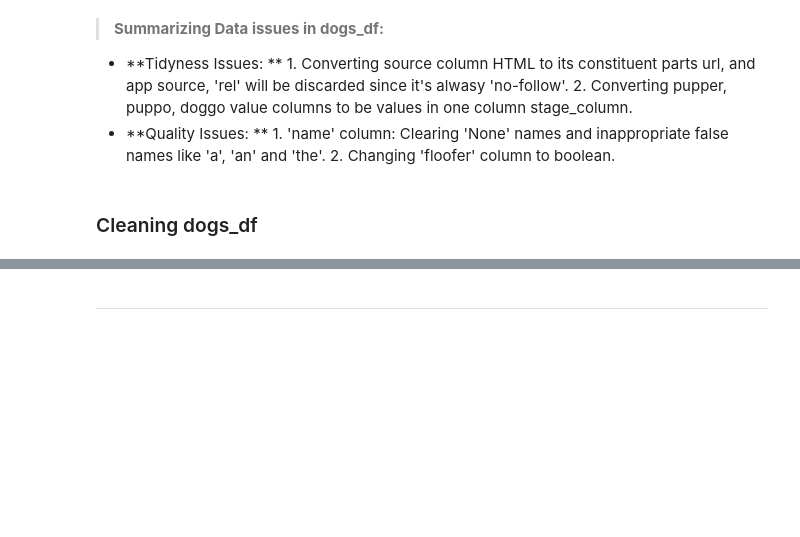
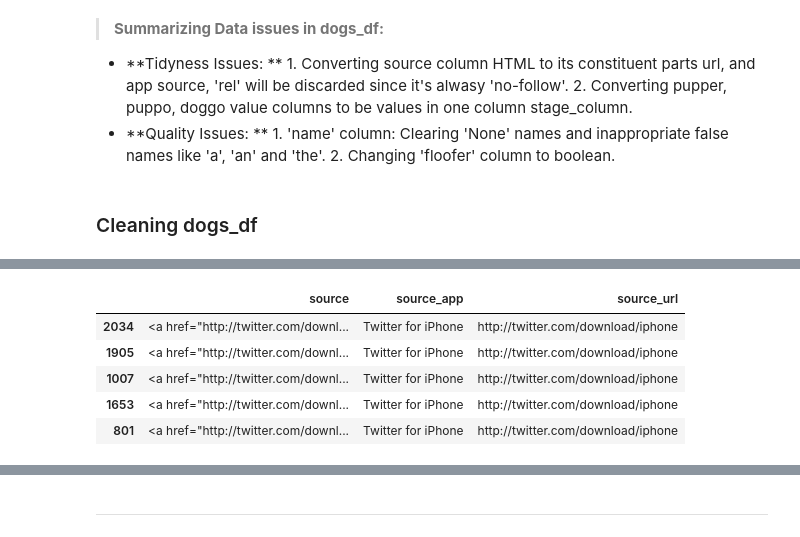
Before and after one commit to AbdelrahmanTorki/Wrangle-and-Analyze-Data, a Jupyter notebook: wrangle_act.ipynb, the cells around one changed output, grey strips where cells are left out. Saved outputs shown, nothing was run; the diff lists cells and outputs as text; code cells hidden in the pictures; blank space fills up the shorter version.

```diff
--- a/wrangle_act.ipynb
+++ b/wrangle_act.ipynb
@@ -518,0 +513,2 @@ dogs_df.head(2)
+# %%
+dogs_clean = dogs_df.copy()
@@ -518,0 +517,3 @@ dogs_df.head(2)
+# %%
+## Converting tweet_id to string
+dogs_clean.tweet_id = dogs_clean.tweet_id.astype(str)
@@ -518,0 +522,9 @@ dogs_df.head(2)
+# %%
+# Converting float ids to string
+for column in list(dogs_clean):
+    if column[-3:] == '_id' and any(pd.isnull(dogs_clean[column])):
+        dogs_clean[column].fillna(-1, inplace = True)
+        dogs_clean[column]  = dogs_clean[column].astype(np.int64).astype(str)
+        dogs_clean.loc[dogs_clean[column] == '-1', column] = None
+
+dogs_clean.info()
@@ -518,0 +564,2 @@ dogs_df.head(2)
+# %%
+dogs_clean[['source_app', 'source_url']] = dogs_clean.source.str.extract('<a href="(.*)" rel="nofollow">(.*)</a>')[[1,0]]
@@ -518,0 +577,9 @@ dogs_df.head(2)
+# %%
+dogs_clean[['source', 'source_app', 'source_url']].sample(5)
+# %% [output]
+|  | source | source_app | source_url |
+| 2034 | <a href="http://twitter.com/downl... | Twitter for iPhone | http://twitter.com/download/iphone |
+| 1905 | <a href="http://twitter.com/downl... | Twitter for iPhone | http://twitter.com/download/iphone |
+| 1007 | <a href="http://twitter.com/downl... | Twitter for iPhone | http://twitter.com/download/iphone |
+| 1653 | <a href="http://twitter.com/downl... | Twitter for iPhone | http://twitter.com/download/iphone |
+| 801 | <a href="http://twitter.com/downl... | Twitter for iPhone | http://twitter.com/download/iphone |
```
Also changed, not shown: parts of 45 cells of this notebook.
